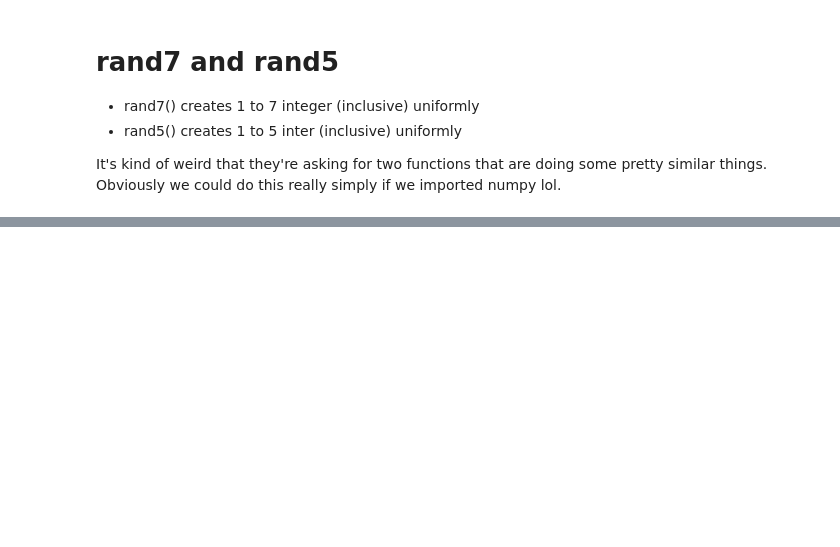
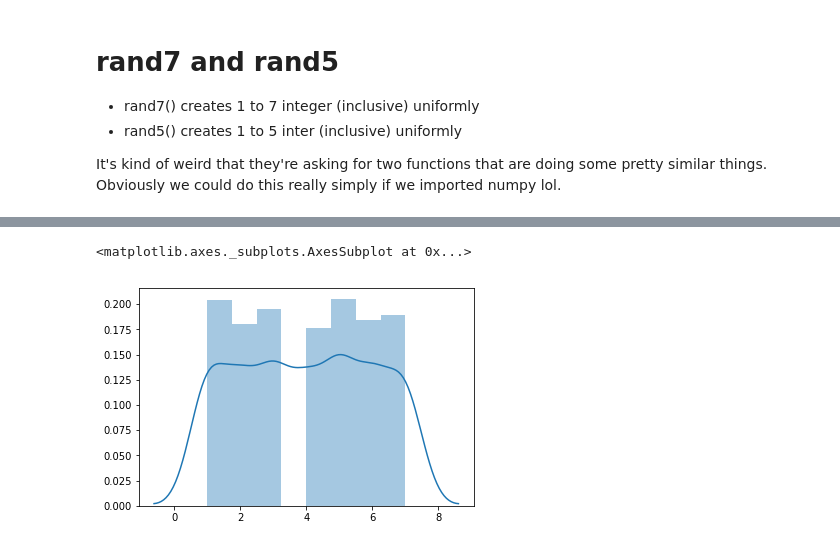
Before and after one commit to jasonyum/Patterns, a Jupyter notebook: Daily/Custom Uniform Random 5 and 7.ipynb, the cells around one changed output, grey strips where cells are left out. Saved outputs shown, nothing was run; the diff lists cells and outputs as text; code cells hidden in the pictures; blank space fills up the shorter version.

```diff
--- a/Daily/Custom Uniform Random 5 and 7.ipynb
+++ b/Daily/Custom Uniform Random 5 and 7.ipynb
@@ -35,0 +36,6 @@ sns.distplot(lst)
+# %%
+def rand8Test():
+    chosen = np.random.randint(1,8)
+    return chosen
+# %%
+lst2 = [rand8Test() for i in range(1000)]
@@ -35,0 +54,5 @@ sns.distplot(lst)
+# %%
+sns.distplot(lst2)
+# %% [output]
+<matplotlib.axes._subplots.AxesSubplot at 0x...>
+[figure, added]
```
Also changed, not shown: parts of 3 cells of this notebook.
